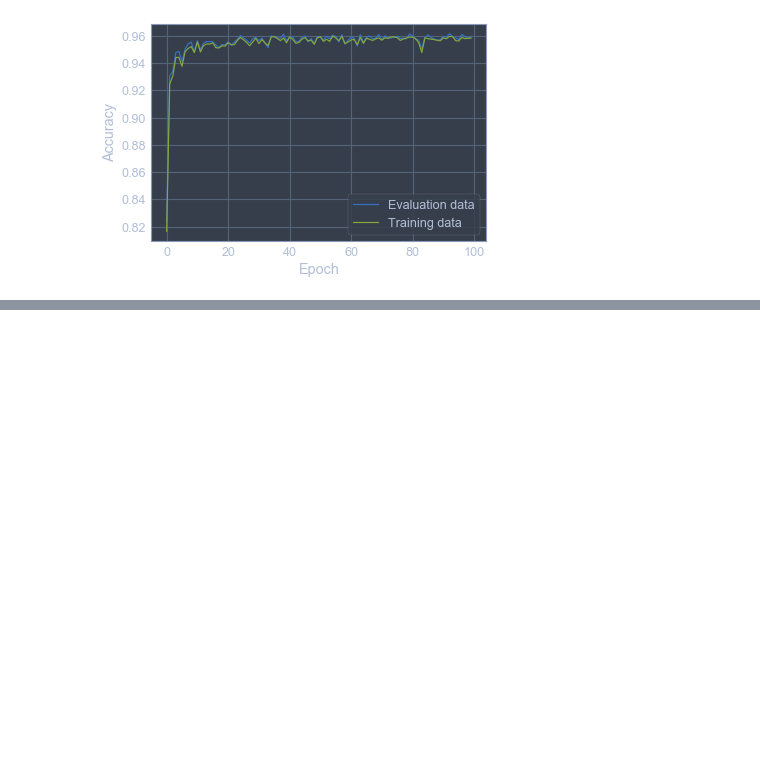
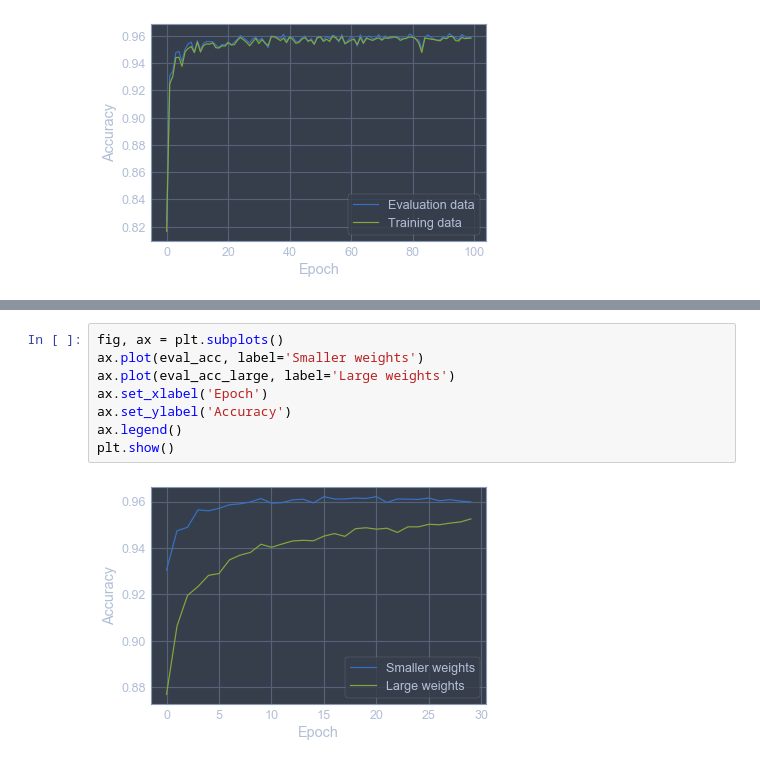
Before and after one commit to mpernow/neural-networks, a Jupyter notebook: nn_test.ipynb, the cells around one changed output, grey strips where cells are left out. Cells and saved outputs as stored; diff of their text form; blank space fills up the shorter version.

```diff
--- a/nn_test.ipynb
+++ b/nn_test.ipynb
@@ -495,0 +541,10 @@ So regularizing the cost function gave us much closer accuracy of the training a
+# %%
+fig, ax = plt.subplots()
+ax.plot(eval_acc, label='Smaller weights')
+ax.plot(eval_acc_large, label='Large weights')
+ax.set_xlabel('Epoch')
+ax.set_ylabel('Accuracy')
+ax.legend()
+plt.show()
+# %% [output]
+[figure, added]
```
Also changed, not shown: parts of 5 cells of this notebook, 1 other file.
